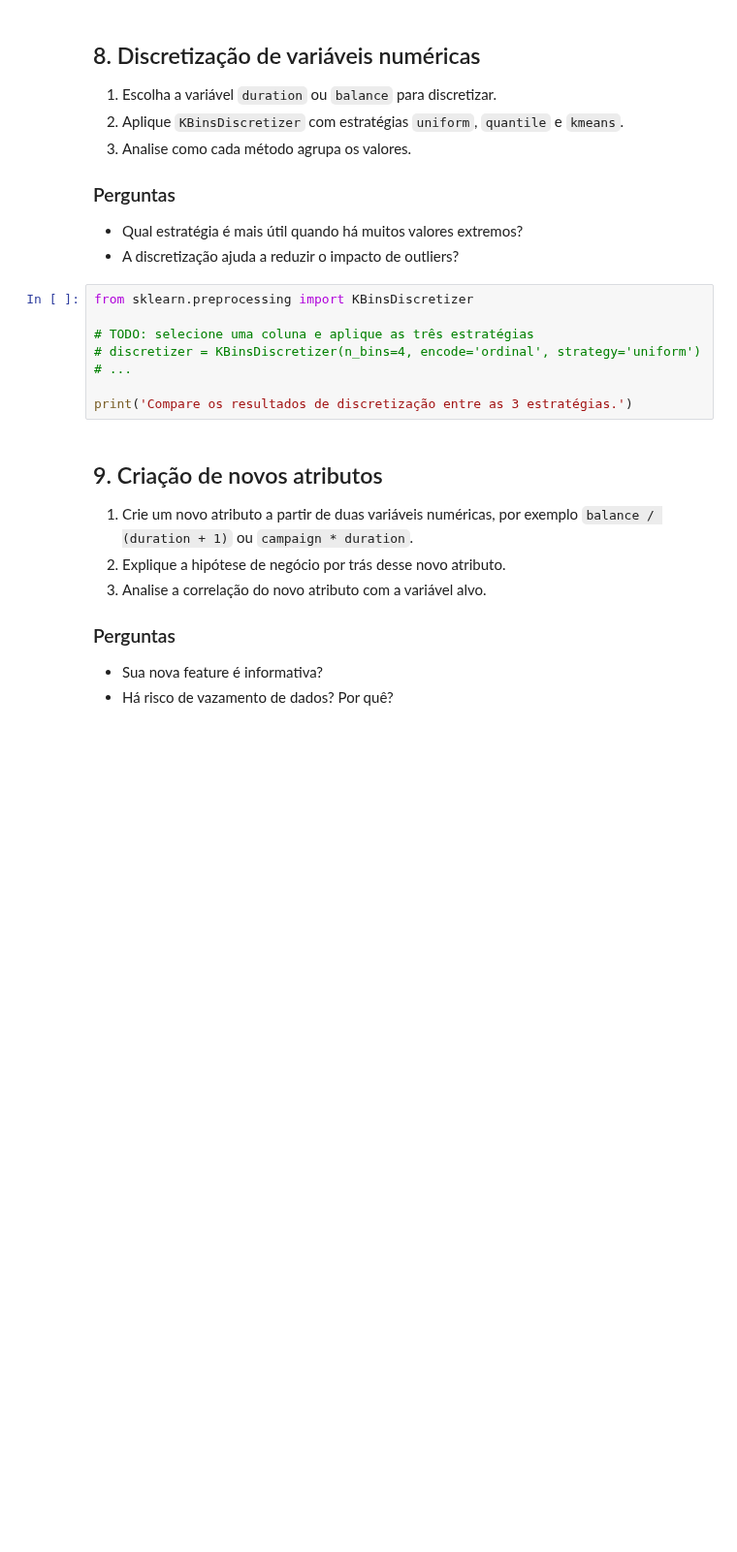
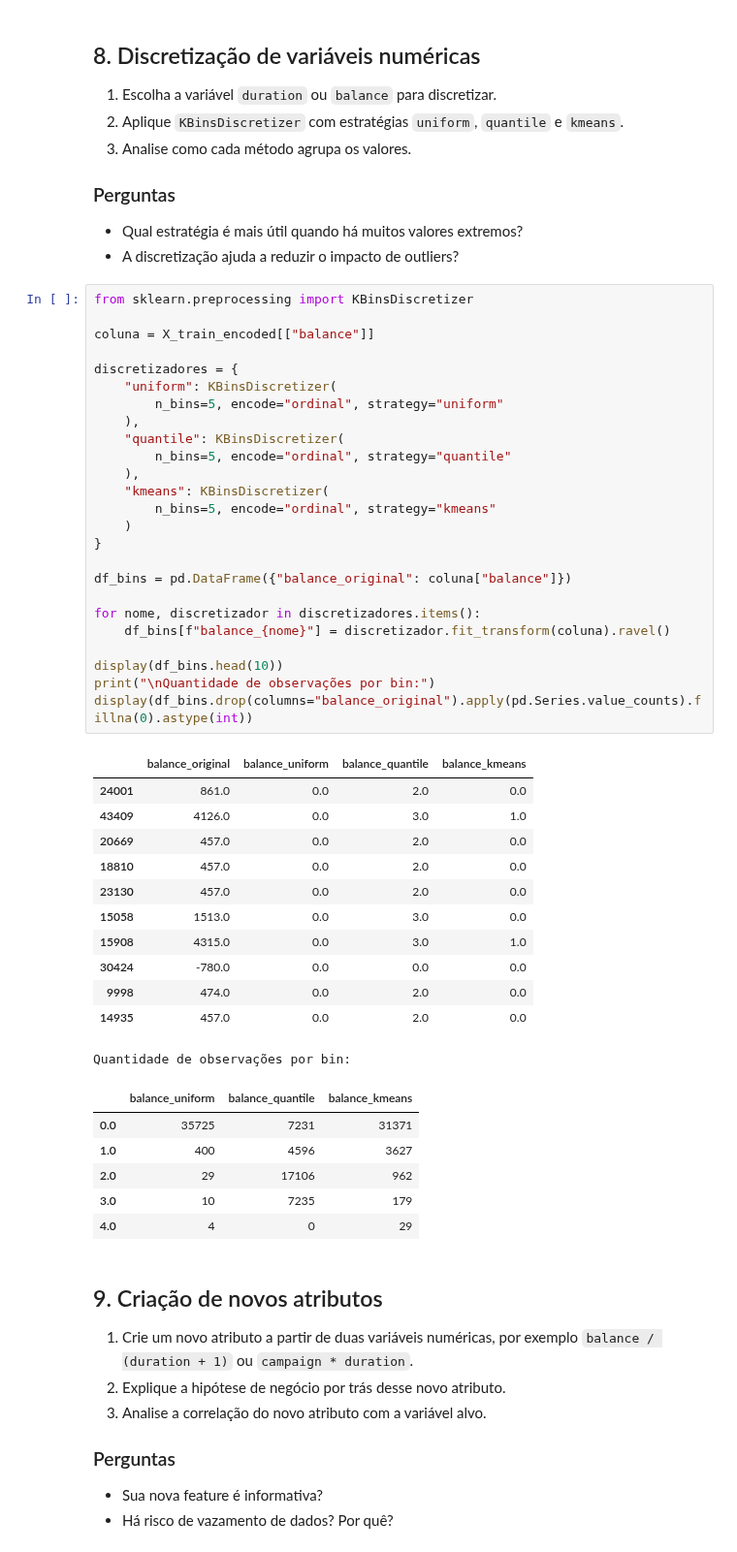
Before and after one commit to MathLopes29/Hashtag_AnaliseDados, a Jupyter notebook: Python/Cursos/PUC Ciência de Dados/Projetos/Machine Learning/03_2 Aula/UNIDADE 2 - PRÁTICA - ROTEIRO.ipynb, the cells around one changed output. Shown at 97% size. Drawn from its saved outputs; the diff is of its cells as text; blank space fills up the shorter version.

```diff
--- a/Python/Cursos/PUC Ciência de Dados/Projetos/Machine Learning/03_2 Aula/UNIDADE 2 - PRÁTICA - ROTEIRO.ipynb
+++ b/Python/Cursos/PUC Ciência de Dados/Projetos/Machine Learning/03_2 Aula/UNIDADE 2 - PRÁTICA - ROTEIRO.ipynb
@@ -230,11 +503,47 @@ print('Prepare as comparações para a variável balance ou duration.')
 # %%
 from sklearn.preprocessing import KBinsDiscretizer
 
-# TODO: selecione uma coluna e aplique as três estratégias
-# discretizer = KBinsDiscretizer(n_bins=4, encode='ordinal', strategy='uniform')
-# ...
+coluna = X_train_encoded[["balance"]]
 
-print('Compare os resultados de discretização entre as 3 estratégias.')
+discretizadores = {
+    "uniform": KBinsDiscretizer(
+        n_bins=5, encode="ordinal", strategy="uniform"
+    ),
+    "quantile": KBinsDiscretizer(
+        n_bins=5, encode="ordinal", strategy="quantile"
+    ),
+    "kmeans": KBinsDiscretizer(
+        n_bins=5, encode="ordinal", strategy="kmeans"
+    )
+}
+
+df_bins = pd.DataFrame({"balance_original": coluna["balance"]})
+
+for nome, discretizador in discretizadores.items():
+    df_bins[f"balance_{nome}"] = discretizador.fit_transform(coluna).ravel()
+
+display(df_bins.head(10))
+print("\nQuantidade de observações por bin:")
+display(df_bins.drop(columns="balance_original").apply(pd.Series.value_counts).fillna(0).astype(int))
+# %% [output]
+|  | balance_original | balance_uniform | balance_quantile | balance_kmeans |
+| 24001 | 861.0 | 0.0 | 2.0 | 0.0 |
+| 43409 | 4126.0 | 0.0 | 3.0 | 1.0 |
+| 20669 | 457.0 | 0.0 | 2.0 | 0.0 |
+| 18810 | 457.0 | 0.0 | 2.0 | 0.0 |
+| 23130 | 457.0 | 0.0 | 2.0 | 0.0 |
+| 15058 | 1513.0 | 0.0 | 3.0 | 0.0 |
+| 15908 | 4315.0 | 0.0 | 3.0 | 1.0 |
+| 30424 | -780.0 | 0.0 | 0.0 | 0.0 |
+| 9998 | 474.0 | 0.0 | 2.0 | 0.0 |
+| 14935 | 457.0 | 0.0 | 2.0 | 0.0 |
+Quantidade de observações por bin:
+|  | balance_uniform | balance_quantile | balance_kmeans |
+| 0.0 | 35725 | 7231 | 31371 |
+| 1.0 | 400 | 4596 | 3627 |
+| 2.0 | 29 | 17106 | 962 |
+| 3.0 | 10 | 7235 | 179 |
+| 4.0 | 4 | 0 | 29 |
 # %% [markdown]
 ## 9. Criação de novos atributos
 1. Crie um novo atributo a partir de duas variáveis numéricas, por exemplo `balance / (duration + 1)` ou `campaign * duration`.
```
Also changed, not shown: parts of 44 cells of this notebook.
